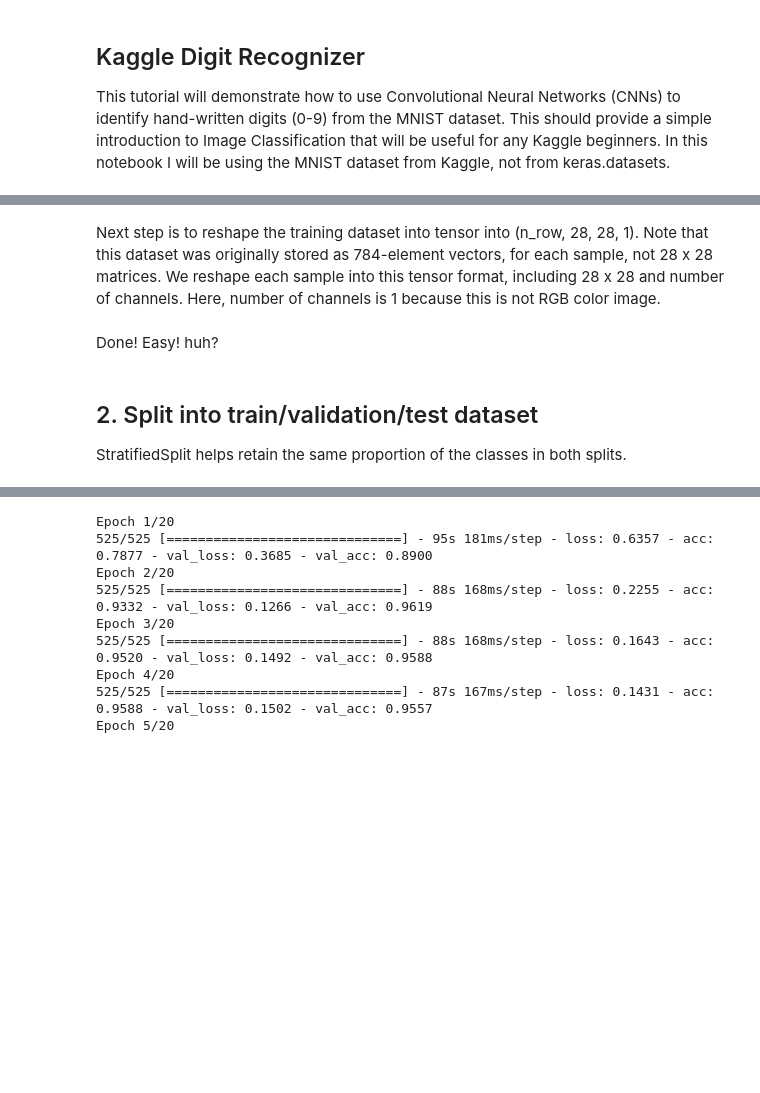
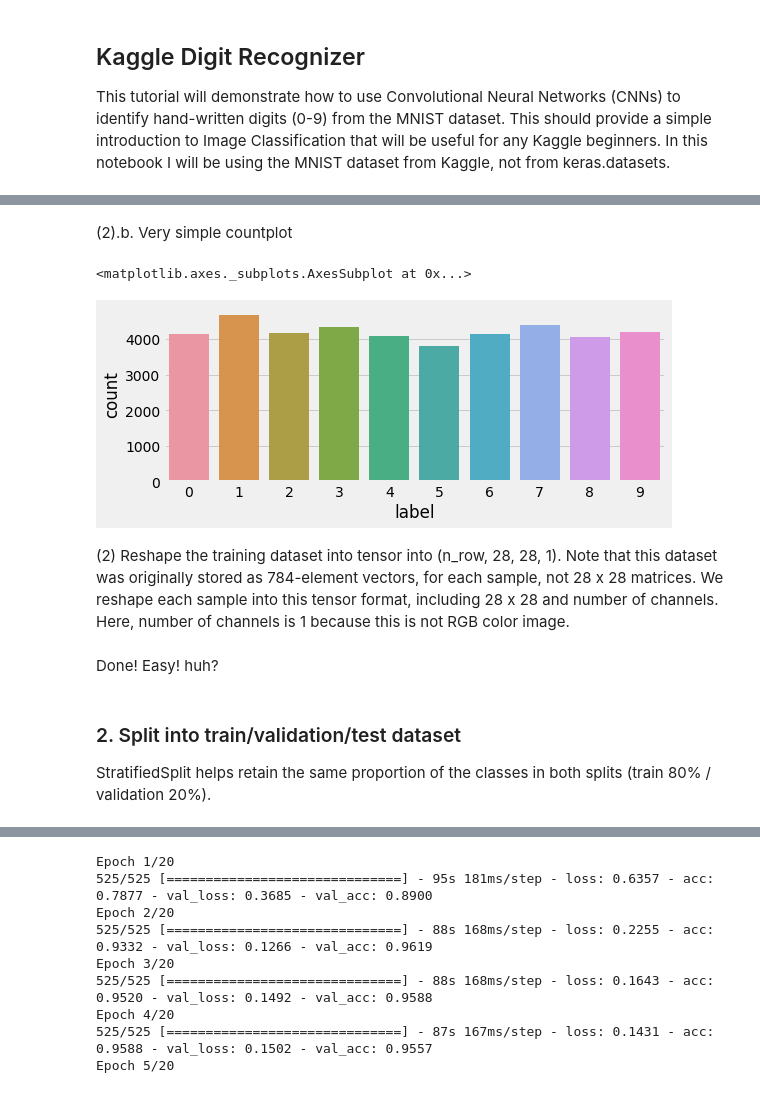
Before and after one commit to mihwa-han/Kaggle_Keras, a Jupyter notebook: mnist.ipynb, the cells around one changed output, grey strips where cells are left out. Cells and saved outputs as stored; diff of their text form; code cells hidden in the pictures; blank space fills up the shorter version.

```diff
--- a/mnist.ipynb
+++ b/mnist.ipynb
@@ -44,5 +61,13 @@ y_train = np_utils.to_categorical(labels, num_classes)
+# %% [markdown]
+(2).b. Very simple countplot
+# %%
+plt.figure(figsize=(8,3))
+sns.countplot(x="label", data=train)
+# %% [output]
+<matplotlib.axes._subplots.AxesSubplot at 0x...>
+[figure, added]
 # %% [markdown]
-Next step is to reshape the training dataset into tensor into (n_row, 28, 28, 1). Note that this dataset was originally stored as 784-element vectors,
+(2) Reshape the training dataset into tensor into (n_row, 28, 28, 1). Note that this dataset was originally stored as 784-element vectors,
 for each sample, not 28 x 28 matrices. We reshape each sample into
 this tensor format, including 28 x 28 and number of channels.
 Here, number of channels is 1 because this is not RGB color image.
@@ -54,6 +79,6 @@ train_tensors = train_features.values.reshape(
 # %% [markdown]
 Done! Easy! huh?
 # %% [markdown]
-## 2. Split into train/validation/test dataset
+### 2. Split into train/validation/test dataset
 
-StratifiedSplit helps retain the same proportion of the classes in both splits.
+StratifiedSplit helps retain the same proportion of the classes in both splits (train 80% / validation 20%).
```
Also changed, not shown: parts of 25 cells of this notebook.
